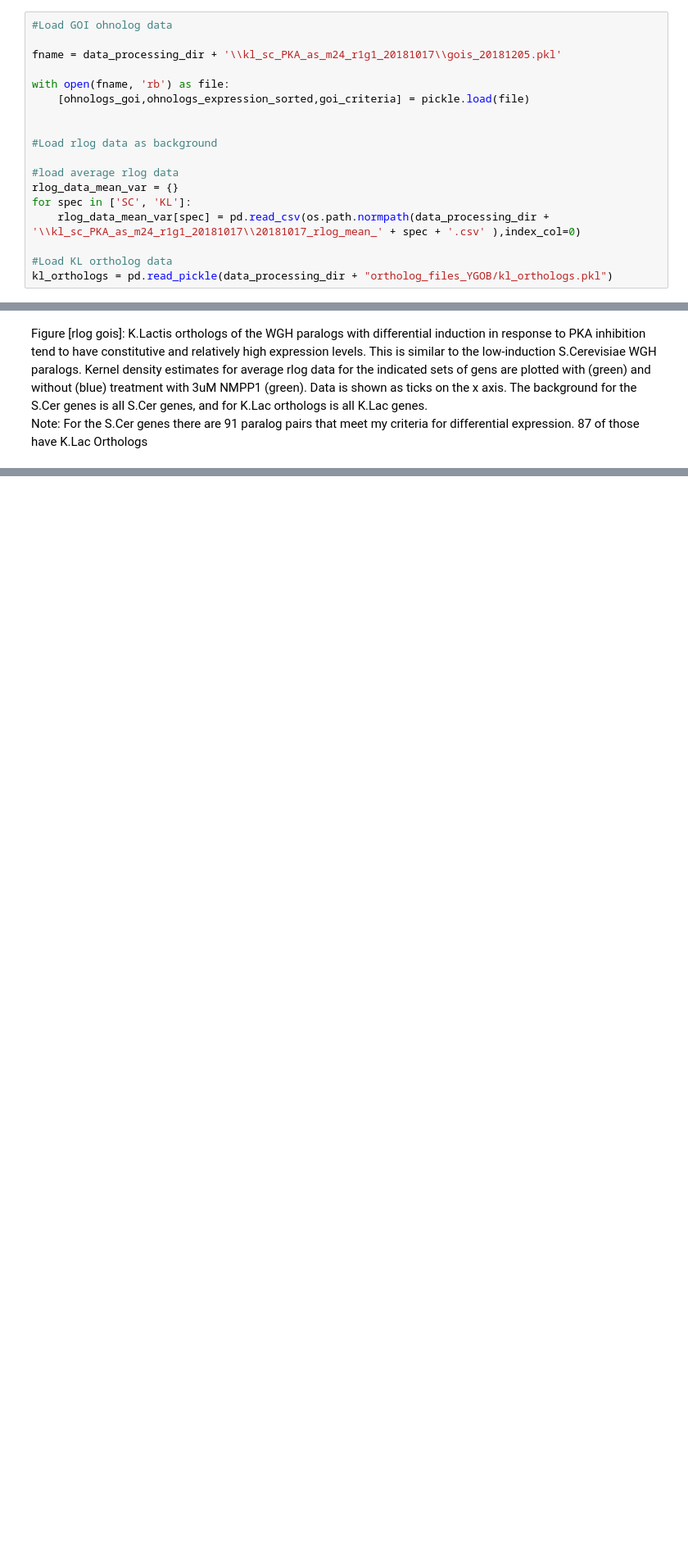
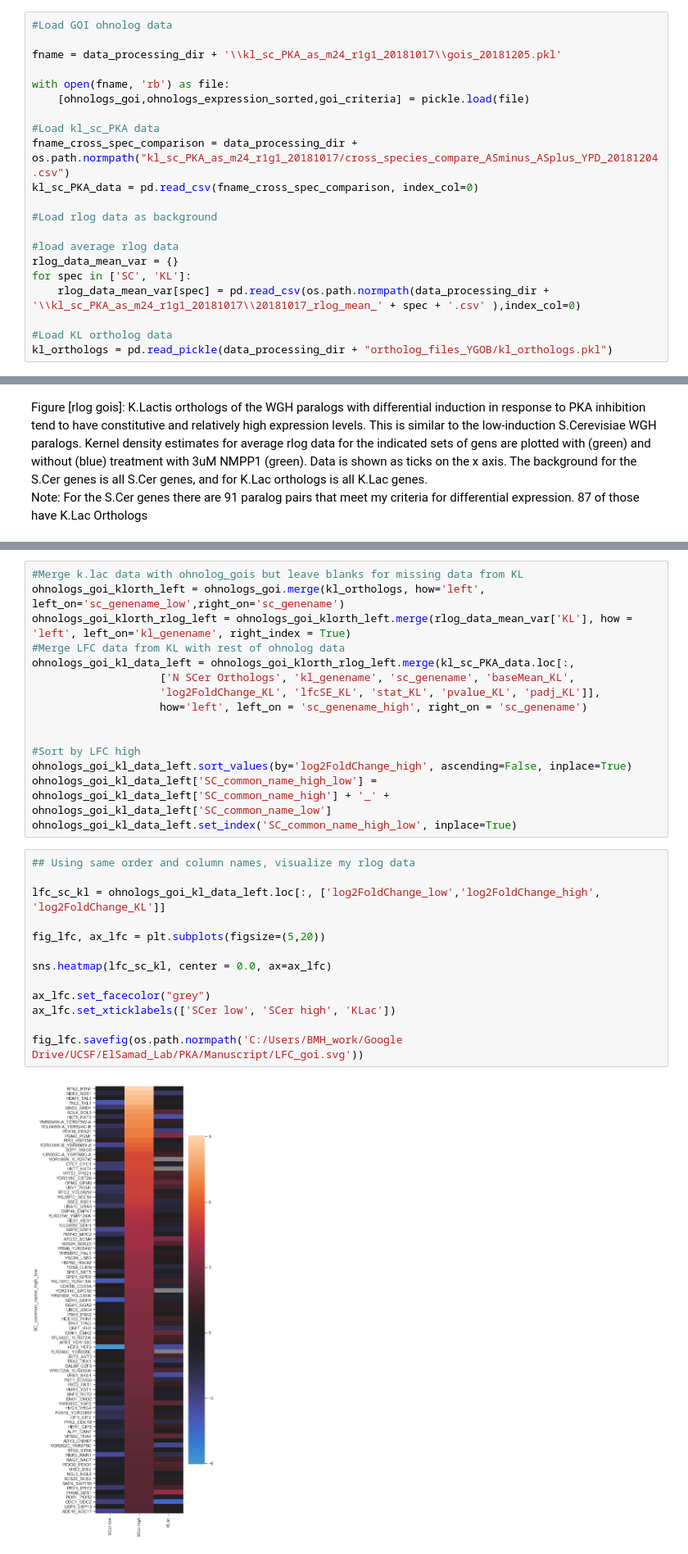
Before and after one commit to heineike02/yeast_esr_expression_analysis, a Jupyter notebook: scripts/20181116_klscpka_r1g1_m24_cross_species_comparison.ipynb, the cells around one changed output, grey strips where cells are left out. Shown at 82% size. Cells and saved outputs as stored; diff of their text form; blank space fills up the shorter version.

```diff
--- a/scripts/20181116_klscpka_r1g1_m24_cross_species_comparison.ipynb
+++ b/scripts/20181116_klscpka_r1g1_m24_cross_species_comparison.ipynb
@@ -307,6 +307,9 @@ fname = data_processing_dir + '\\kl_sc_PKA_as_m24_r1g1_20181017\\gois_20181205.p
 with open(fname, 'rb') as file:
     [ohnologs_goi,ohnologs_expression_sorted,goi_criteria] = pickle.load(file)
 
+#Load kl_sc_PKA data
+fname_cross_spec_comparison = data_processing_dir + os.path.normpath("kl_sc_PKA_as_m24_r1g1_20181017/cross_species_compare_ASminus_ASplus_YPD_20181204.csv")
+kl_sc_PKA_data = pd.read_csv(fname_cross_spec_comparison, index_col=0)
 
 #Load rlog data as background
 
@@ -468,0 +449,30 @@ Note: For the S.Cer genes there are 91 paralog pairs that meet my criteria for d
+# %%
+#Merge k.lac data with ohnolog_gois but leave blanks for missing data from KL
+ohnologs_goi_klorth_left = ohnologs_goi.merge(kl_orthologs, how='left', left_on='sc_genename_low',right_on='sc_genename')
+ohnologs_goi_klorth_rlog_left = ohnologs_goi_klorth_left.merge(rlog_data_mean_var['KL'], how = 'left', left_on='kl_genename', right_index = True)
+#Merge LFC data from KL with rest of ohnolog data
+ohnologs_goi_kl_data_left = ohnologs_goi_klorth_rlog_left.merge(kl_sc_PKA_data.loc[:,
+                    ['N SCer Orthologs', 'kl_genename', 'sc_genename', 'baseMean_KL',
+                    'log2FoldChange_KL', 'lfcSE_KL', 'stat_KL', 'pvalue_KL', 'padj_KL']],
+                    how='left', left_on = 'sc_genename_high', right_on = 'sc_genename')
+
+
+#Sort by LFC high
+ohnologs_goi_kl_data_left.sort_values(by='log2FoldChange_high', ascending=False, inplace=True)
+ohnologs_goi_kl_data_left['SC_common_name_high_low'] = ohnologs_goi_kl_data_left['SC_common_name_high'] + '_' + ohnologs_goi_kl_data_left['SC_common_name_low']
+ohnologs_goi_kl_data_left.set_index('SC_common_name_high_low', inplace=True)
+# %%
+## Using same order and column names, visualize my rlog data
+
+lfc_sc_kl = ohnologs_goi_kl_data_left.loc[:, ['log2FoldChange_low','log2FoldChange_high', 'log2FoldChange_KL']]
+
+fig_lfc, ax_lfc = plt.subplots(figsize=(5,20))
+
+sns.heatmap(lfc_sc_kl, center = 0.0, ax=ax_lfc)
+
+ax_lfc.set_facecolor("grey")
+ax_lfc.set_xticklabels(['SCer low', 'SCer high', 'KLac'])
+
+fig_lfc.savefig(os.path.normpath('C:/Users/BMH_work/Google Drive/UCSF/ElSamad_Lab/PKA/Manuscript/LFC_goi.svg'))
+# %% [output]
+[figure, added]
```
Also changed, not shown: parts of 9 cells of this notebook, 1 other file.
